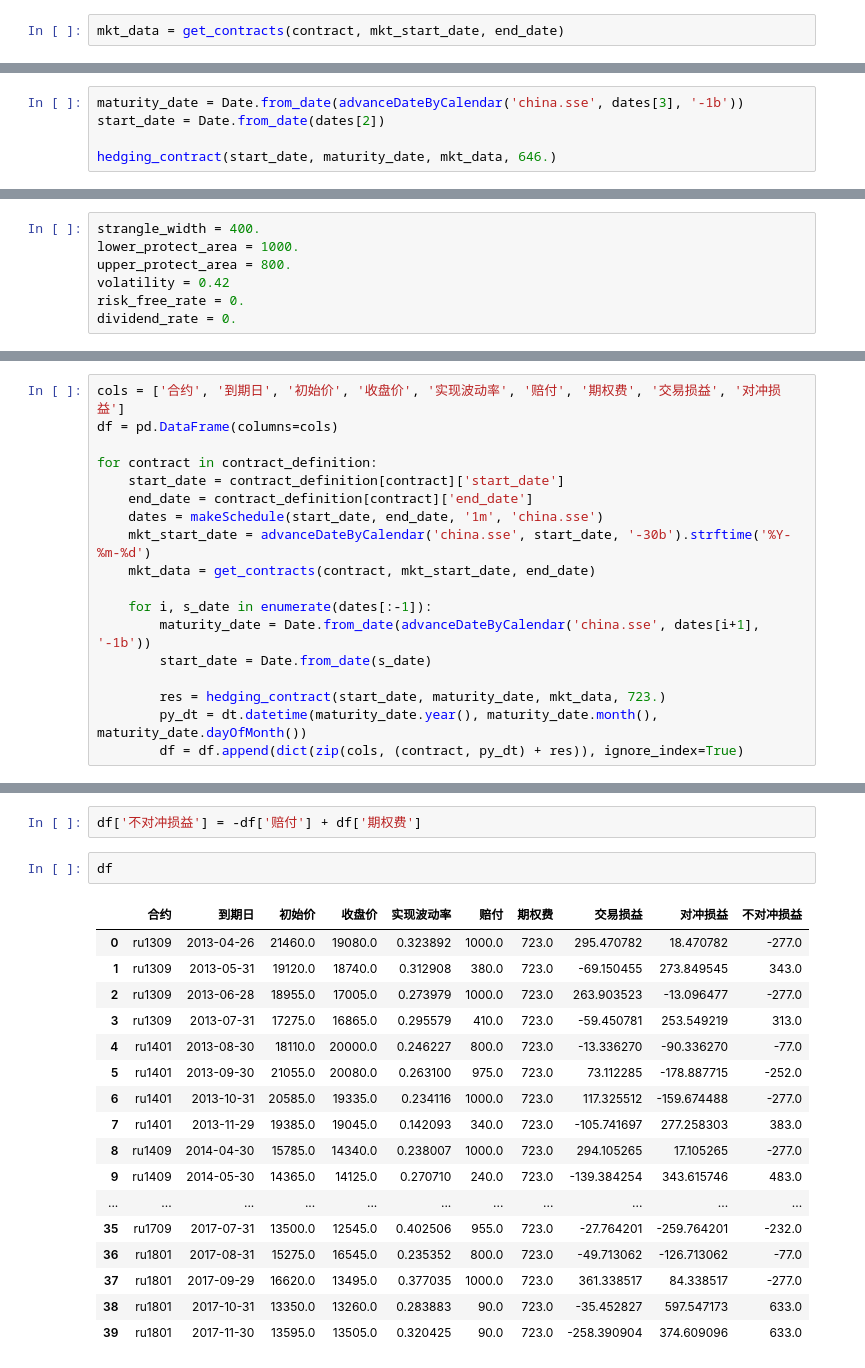
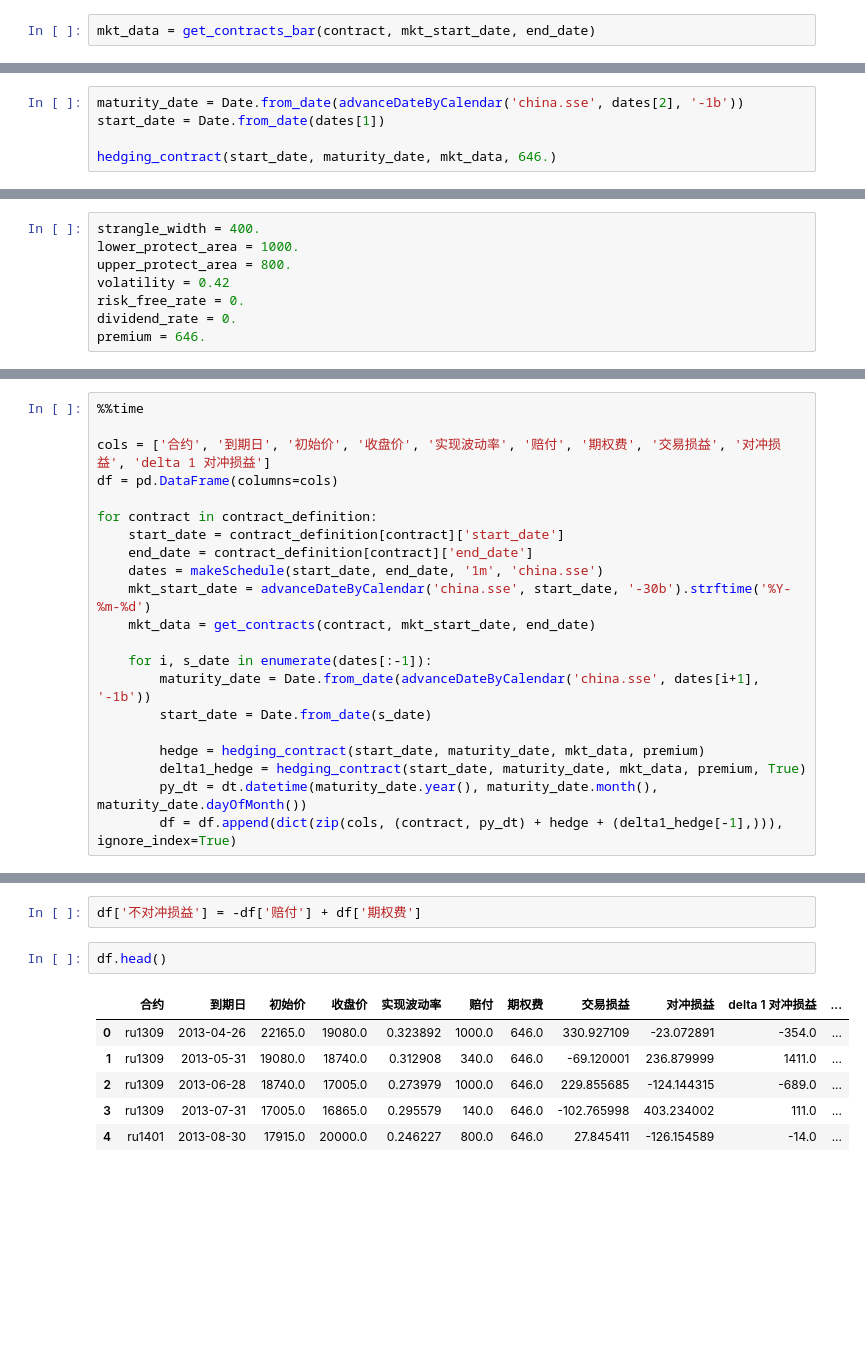
Before and after one commit to ChinaQuants/qlengine, a Jupyter notebook: examples/options/rb option dynamical hedging.ipynb, the cells around one changed output, grey strips where cells are left out. Saved outputs shown, nothing was run; the diff lists cells and outputs as text; blank space fills up the shorter version.

```diff
--- a/examples/options/rb option dynamical hedging.ipynb
+++ b/examples/options/rb option dynamical hedging.ipynb
@@ -32,5 +60,5 @@ def get_contracts(contract, start_date, end_date):
 # %%
-mkt_data = get_contracts(contract, mkt_start_date, end_date)
+mkt_data = get_contracts_bar(contract, mkt_start_date, end_date)
 # %%
 strangle_width = 400.
 lower_protect_area = 1000.
@@ -107,8 +171,8 @@ def hedging_contract(start_date, maturity_date, mkt_data, premium=None):
 
     return spot_price, final_price, vol, final_payoff, premium, trading_pnl, pnl_final
 # %%
-maturity_date = Date.from_date(advanceDateByCalendar('china.sse', dates[3], '-1b'))
-start_date = Date.from_date(dates[2])
+maturity_date = Date.from_date(advanceDateByCalendar('china.sse', dates[2], '-1b'))
+start_date = Date.from_date(dates[1])
 
 hedging_contract(start_date, maturity_date, mkt_data, 646.)
 # %% [output]
@@ -129,6 +196,7 @@ upper_protect_area = 800.
 volatility = 0.42
 risk_free_rate = 0.
 dividend_rate = 0.
+premium = 646.
 # %%
 contract_definition = {
     'ru1309': {
@@ -173,7 +241,9 @@ contract_definition = {
     },
 }
 # %%
-cols = ['合约', '到期日', '初始价', '收盘价', '实现波动率', '赔付', '期权费', '交易损益', '对冲损益']
+%%time
+
+cols = ['合约', '到期日', '初始价', '收盘价', '实现波动率', '赔付', '期权费', '交易损益', '对冲损益', 'delta 1 对冲损益']
 df = pd.DataFrame(columns=cols)
 
 for contract in contract_definition:
@@ -187,6 +257,7 @@ for contract in contract_definition:
         maturity_date = Date.from_date(advanceDateByCalendar('china.sse', dates[i+1], '-1b'))
         start_date = Date.from_date(s_date)
 
-        res = hedging_contract(start_date, maturity_date, mkt_data, 723.)
+        hedge = hedging_contract(start_date, maturity_date, mkt_data, premium)
+        delta1_hedge = hedging_contract(start_date, maturity_date, mkt_data, premium, True)
         py_dt = dt.datetime(maturity_date.year(), maturity_date.month(), maturity_date.dayOfMonth())
-        df = df.append(dict(zip(cols, (contract, py_dt) + res)), ignore_index=True)
+        df = df.append(dict(zip(cols, (contract, py_dt) + hedge + (delta1_hedge[-1],))), ignore_index=True)
@@ -193,25 +266,14 @@ for contract in contract_definition:
 # %%
 df['不对冲损益'] = -df['赔付'] + df['期权费']
 # %%
-df
+df.head()
 # %% [output]
-|  | 合约 | 到期日 | 初始价 | 收盘价 | 实现波动率 | 赔付 | 期权费 | 交易损益 | 对冲损益 | 不对冲损益 |
-| 0 | ru1309 | 2013-04-26 | 21460.0 | 19080.0 | 0.323892 | 1000.0 | 723.0 | 295.470782 | 18.470782 | -277.0 |
-| 1 | ru1309 | 2013-05-31 | 19120.0 | 18740.0 | 0.312908 | 380.0 | 723.0 | -69.150455 | 273.849545 | 343.0 |
-| 2 | ru1309 | 2013-06-28 | 18955.0 | 17005.0 | 0.273979 | 1000.0 | 723.0 | 263.903523 | -13.096477 | -277.0 |
-| 3 | ru1309 | 2013-07-31 | 17275.0 | 16865.0 | 0.295579 | 410.0 | 723.0 | -59.450781 | 253.549219 | 313.0 |
-| 4 | ru1401 | 2013-08-30 | 18110.0 | 20000.0 | 0.246227 | 800.0 | 723.0 | -13.336270 | -90.336270 | -77.0 |
-| 5 | ru1401 | 2013-09-30 | 21055.0 | 20080.0 | 0.263100 | 975.0 | 723.0 | 73.112285 | -178.887715 | -252.0 |
-| 6 | ru1401 | 2013-10-31 | 20585.0 | 19335.0 | 0.234116 | 1000.0 | 723.0 | 117.325512 | -159.674488 | -277.0 |
-| 7 | ru1401 | 2013-11-29 | 19385.0 | 19045.0 | 0.142093 | 340.0 | 723.0 | -105.741697 | 277.258303 | 383.0 |
-| 8 | ru1409 | 2014-04-30 | 15785.0 | 14340.0 | 0.238007 | 1000.0 | 723.0 | 294.105265 | 17.105265 | -277.0 |
-| 9 | ru1409 | 2014-05-30 | 14365.0 | 14125.0 | 0.270710 | 240.0 | 723.0 | -139.384254 | 343.615746 | 483.0 |
-| ... | ... | ... | ... | ... | ... | ... | ... | ... | ... | ... |
-| 35 | ru1709 | 2017-07-31 | 13500.0 | 12545.0 | 0.402506 | 955.0 | 723.0 | -27.764201 | -259.764201 | -232.0 |
-| 36 | ru1801 | 2017-08-31 | 15275.0 | 16545.0 | 0.235352 | 800.0 | 723.0 | -49.713062 | -126.713062 | -77.0 |
-| 37 | ru1801 | 2017-09-29 | 16620.0 | 13495.0 | 0.377035 | 1000.0 | 723.0 | 361.338517 | 84.338517 | -277.0 |
-| 38 | ru1801 | 2017-10-31 | 13350.0 | 13260.0 | 0.283883 | 90.0 | 723.0 | -35.452827 | 597.547173 | 633.0 |
-| 39 | ru1801 | 2017-11-30 | 13595.0 | 13505.0 | 0.320425 | 90.0 | 723.0 | -258.390904 | 374.609096 | 633.0 |
+|  | 合约 | 到期日 | 初始价 | 收盘价 | 实现波动率 | 赔付 | 期权费 | 交易损益 | 对冲损益 | delta 1 对冲损益 | ... |
+| 0 | ru1309 | 2013-04-26 | 22165.0 | 19080.0 | 0.323892 | 1000.0 | 646.0 | 330.927109 | -23.072891 | -354.0 | ... |
+| 1 | ru1309 | 2013-05-31 | 19080.0 | 18740.0 | 0.312908 | 340.0 | 646.0 | -69.120001 | 236.879999 | 1411.0 | ... |
+| 2 | ru1309 | 2013-06-28 | 18740.0 | 17005.0 | 0.273979 | 1000.0 | 646.0 | 229.855685 | -124.144315 | -689.0 | ... |
+| 3 | ru1309 | 2013-07-31 | 17005.0 | 16865.0 | 0.295579 | 140.0 | 646.0 | -102.765998 | 403.234002 | 111.0 | ... |
+| 4 | ru1401 | 2013-08-30 | 17915.0 | 20000.0 | 0.246227 | 800.0 | 646.0 | 27.845411 | -126.154589 | -14.0 | ... |
 # %%
 df.groupby(df['到期日'].dt.year).mean()
 # %% [output]
```
Also changed, not shown: parts of 23 cells of this notebook.
